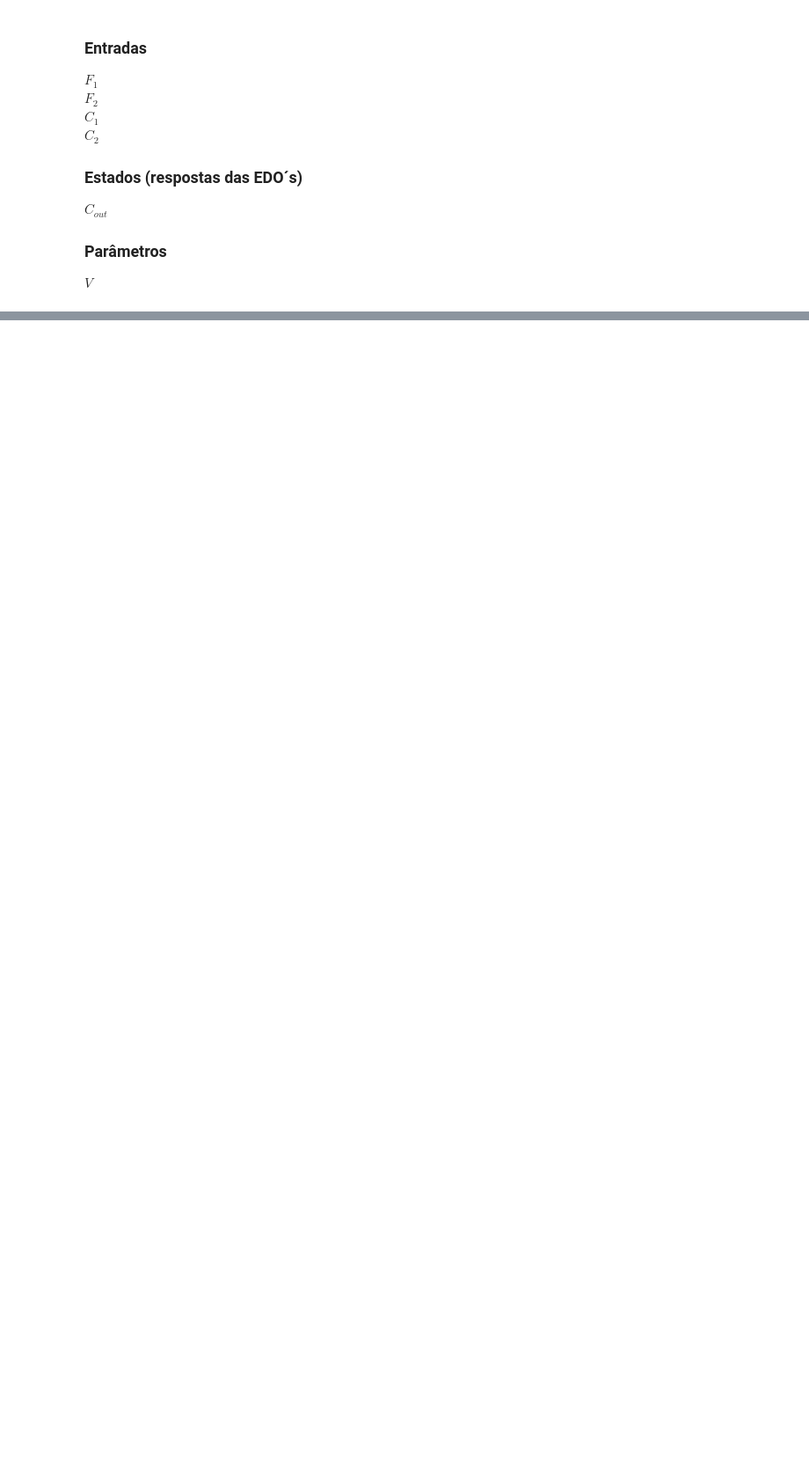
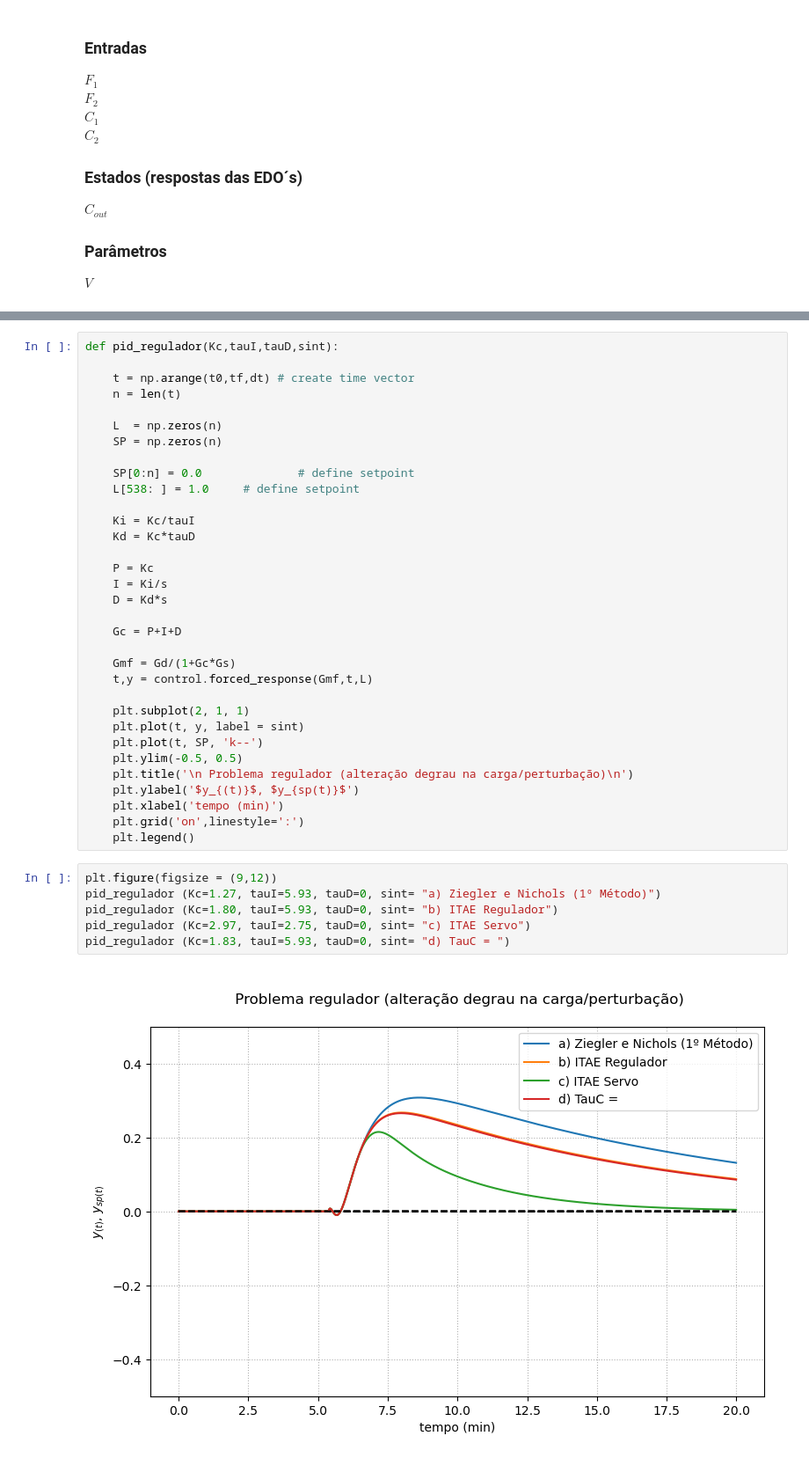
Before and after one commit to leonardomarcondelli/Chemical-Process-Control, a Jupyter notebook: Trabalho Avaliativo/Trabalho CPQ2 - Leonardo.ipynb, the cells around one changed output, grey strips where cells are left out. Shown: that part at 88% size. Cells and saved outputs as stored; diff of their text form; blank space fills up the shorter version.

```diff
--- a/Trabalho Avaliativo/Trabalho CPQ2 - Leonardo.ipynb
+++ b/Trabalho Avaliativo/Trabalho CPQ2 - Leonardo.ipynb
@@ -146,0 +428,41 @@ Apresente um fgura comparando o comportamento dinâmico de ambos os modelos. Pod
+# %%
+def pid_regulador(Kc,tauI,tauD,sint):
+
+    t = np.arange(t0,tf,dt) # create time vector
+    n = len(t)
+
+    L  = np.zeros(n)
+    SP = np.zeros(n)
+
+    SP[0:n] = 0.0              # define setpoint
+    L[538: ] = 1.0     # define setpoint
+
+    Ki = Kc/tauI
+    Kd = Kc*tauD
+
+    P = Kc
+    I = Ki/s
+    D = Kd*s
+
+    Gc = P+I+D
+
+    Gmf = Gd/(1+Gc*Gs)
+    t,y = control.forced_response(Gmf,t,L)
+
+    plt.subplot(2, 1, 1)
+    plt.plot(t, y, label = sint)
+    plt.plot(t, SP, 'k--')
+    plt.ylim(-0.5, 0.5)
+    plt.title('\n Problema regulador (alteração degrau na carga/perturbação)\n')
+    plt.ylabel('$y_{(t)}$, $y_{sp(t)}$')
+    plt.xlabel('tempo (min)')
+    plt.grid('on',linestyle=':')
+    plt.legend()
+# %%
+plt.figure(figsize = (9,12))
+pid_regulador (Kc=1.27, tauI=5.93, tauD=0, sint= "a) Ziegler e Nichols (1º Método)")
+pid_regulador (Kc=1.80, tauI=5.93, tauD=0, sint= "b) ITAE Regulador")
+pid_regulador (Kc=2.97, tauI=2.75, tauD=0, sint= "c) ITAE Servo")
+pid_regulador (Kc=1.83, tauI=5.93, tauD=0, sint= "d) TauC = ")
+# %% [output]
+[figure, added]
```
Also changed, not shown: parts of 38 cells of this notebook.
